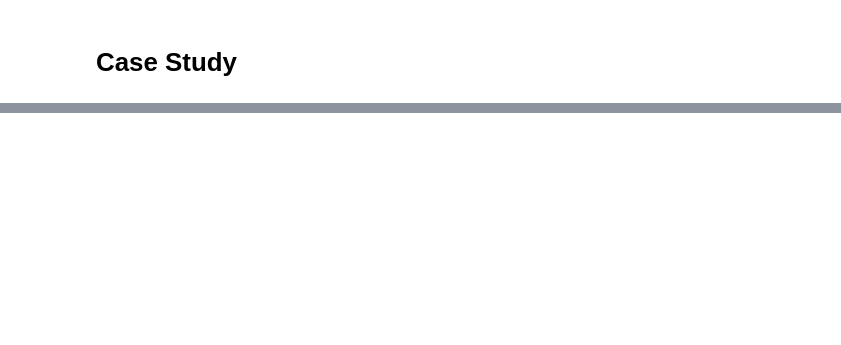
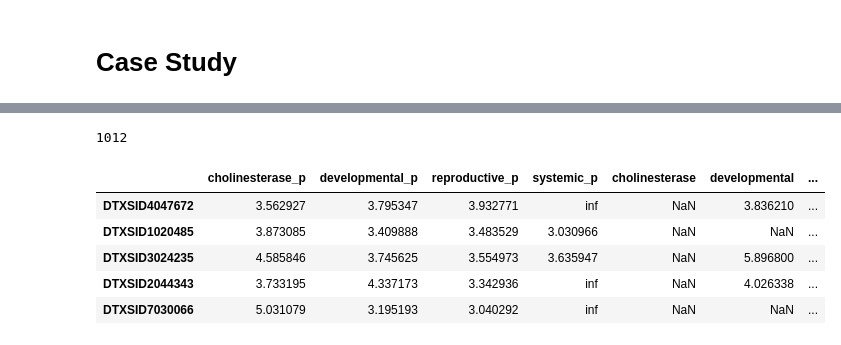
Before and after one commit to georgehelman/genra, a Jupyter notebook: notebooks/rax/rax-genra-toxref.ipynb, the cells around one changed output, grey strips where cells are left out. Saved outputs shown, nothing was run; the diff lists cells and outputs as text; code cells hidden in the pictures; blank space fills up the shorter version.

```diff
--- a/notebooks/rax/rax-genra-toxref.ipynb
+++ b/notebooks/rax/rax-genra-toxref.ipynb
@@ -519,0 +609,9 @@ bmd_predictions.loc[sid]
+# %%
+def wtavg(df,name,k):
+    df=df[(df[name].notnull()) & (df[name]!=np.inf)].iloc[0:k]
+    if df.empty:
+        return np.nan
+    weights=list(df['jaccard'])
+    values=list(df[name])
+    variances=list()
+    return np.average(values,weights=weights)
@@ -519,0 +626,5 @@ bmd_predictions.loc[sid]
+# %%
+predictions_mean={}
+k=10
+for sid,group in loael_neighbors_mean.groupby('target_sid'):
+    predictions_mean[sid]={category+'_p':wtavg(group,category,k) for category in categories}
@@ -519,0 +636,13 @@ bmd_predictions.loc[sid]
+# %%
+loael_predictions_mean=pd.DataFrame(predictions_mean.values(),index=predictions_mean.keys())
+loael_predictions_mean=loael_predictions_mean.merge(loael_agg_mean,right_index=True,left_index=True)
+len(loael_predictions_mean)
+loael_predictions_mean.head()
+# %% [output]
+1012
+|  | cholinesterase_p | developmental_p | reproductive_p | systemic_p | cholinesterase | developmental | ... |
+| DTXSID4047672 | 3.562927 | 3.795347 | 3.932771 | inf | NaN | 3.836210 | ... |
+| DTXSID1020485 | 3.873085 | 3.409888 | 3.483529 | 3.030966 | NaN | NaN | ... |
+| DTXSID3024235 | 4.585846 | 3.745625 | 3.554973 | 3.635947 | NaN | 5.896800 | ... |
+| DTXSID2044343 | 3.733195 | 4.337173 | 3.342936 | inf | NaN | 4.026338 | ... |
+| DTXSID7030066 | 5.031079 | 3.195193 | 3.040292 | inf | NaN | NaN | ... |
```
Also changed, not shown: parts of 14 cells of this notebook, 1 other file.
